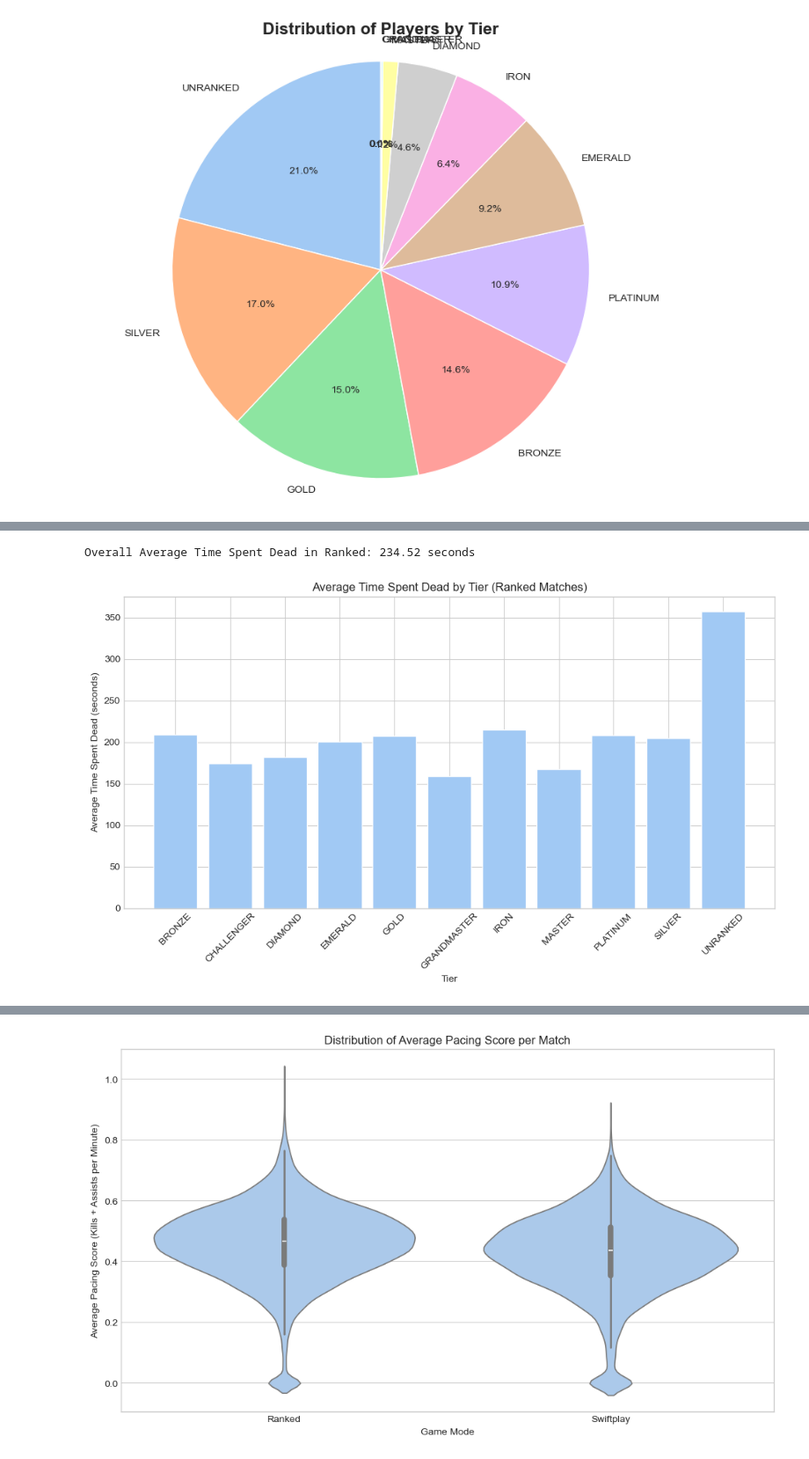
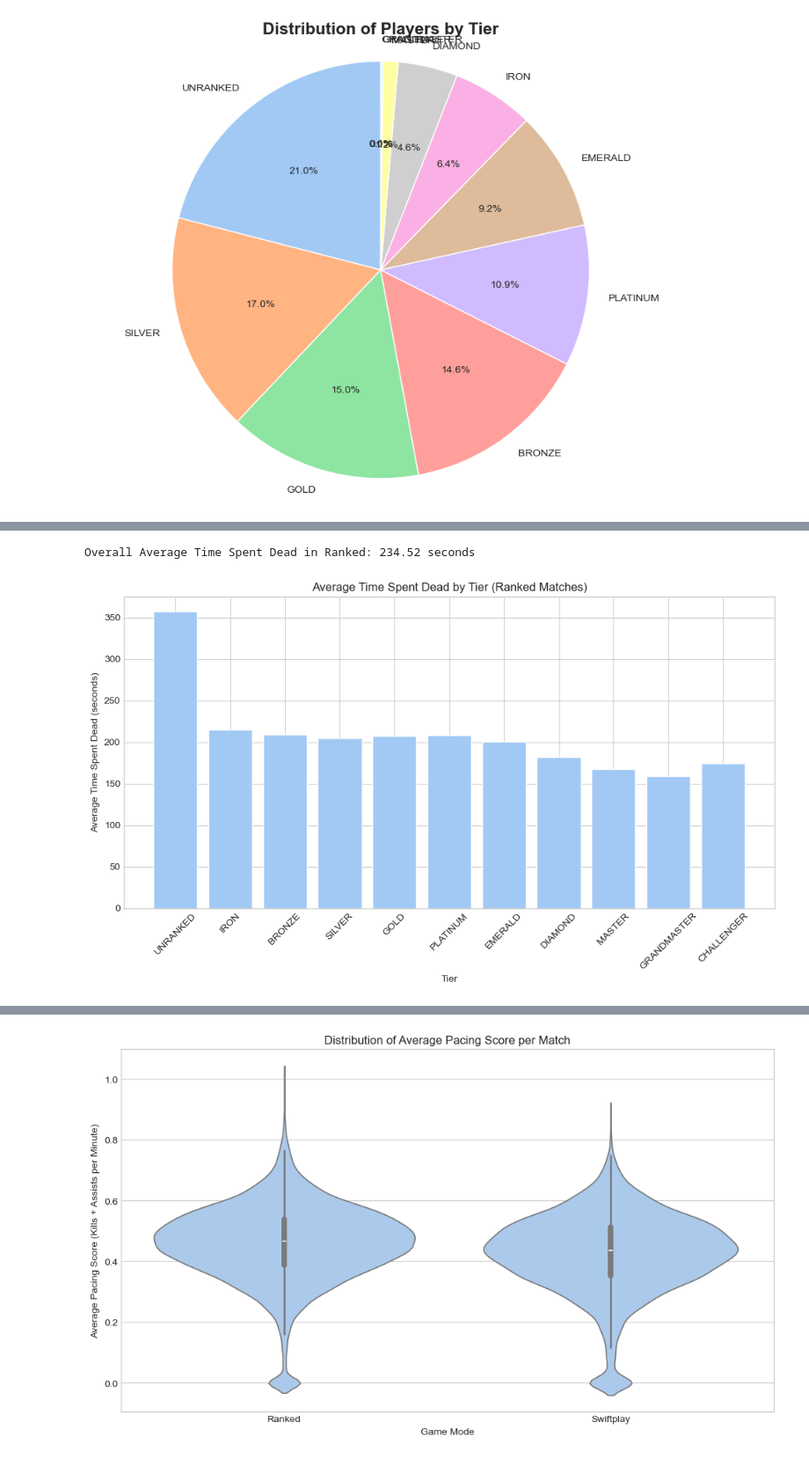
Before and after one commit to mdcUM/swiftplay-analysis, a Jupyter notebook: speed_and_duration_analysis.ipynb, the cells around one changed output, grey strips where cells are left out. Shown at 88% size. Drawn from its saved outputs; the diff is of its cells as text; code cells hidden in the pictures.

```diff
--- a/speed_and_duration_analysis.ipynb
+++ b/speed_and_duration_analysis.ipynb
@@ -291,24 +305,37 @@ Index(['puuid', 'summonerLevel', 'tier', 'rank', 'swiftplay_kills',
        'championPoints', 'full_rank'],
       dtype='object')
 # %%
-avg_dead_ranked = rank_player_match_data["totalTimeSpentDead"].astype(float).mean()
+tier_order = [
+    "UNRANKED", "IRON", "BRONZE", "SILVER", "GOLD",
+    "PLATINUM", "EMERALD", "DIAMOND", "MASTER", "GRANDMASTER", "CHALLENGER"
+]
+
+# Ensure totalTimeSpentDead is numeric
+rank_player_match_data["totalTimeSpentDead"] = rank_player_match_data["totalTimeSpentDead"].astype(float)
+
+# Overall average
+avg_dead_ranked = rank_player_match_data["totalTimeSpentDead"].mean()
 print(f"Overall Average Time Spent Dead in Ranked: {avg_dead_ranked:.2f} seconds")
-# Convert to numeric in case it's read as string
-rank_player_match_data["totalTimeSpentDead"] = rank_player_match_data["totalTimeSpentDead"].astype(float)
-# Group by tier and calculate the mean
+
+# Group by tier and calculate the average
 avg_dead_by_tier = rank_player_match_data.groupby("tier")["totalTimeSpentDead"].mean().reset_index()
-# Optional: enforce tier order (if tier is categorical like Iron, Bronze, etc.)
-# If it's numeric, we just sort
+
+# Convert tier to categorical with the correct order
+avg_dead_by_tier["tier"] = pd.Categorical(avg_dead_by_tier["tier"], categories=tier_order, ordered=True)
+
+# Sort by tier order
 avg_dead_by_tier = avg_dead_by_tier.sort_values("tier")
+
+# Plot
 plt.figure(figsize=(10, 6))
 plt.bar(avg_dead_by_tier["tier"].astype(str), avg_dead_by_tier["totalTimeSpentDead"])
 plt.xlabel("Tier")
 plt.ylabel("Average Time Spent Dead (seconds)")
 plt.title("Average Time Spent Dead by Tier (Ranked Matches)")
 plt.xticks(rotation=45)
 plt.tight_layout()
 plt.show()
 # %% [output]
 Overall Average Time Spent Dead in Ranked: 234.52 seconds
-[figure, old version]
+[figure, new version]
 # %%
```
Also changed, not shown: parts of 4 cells of this notebook.
